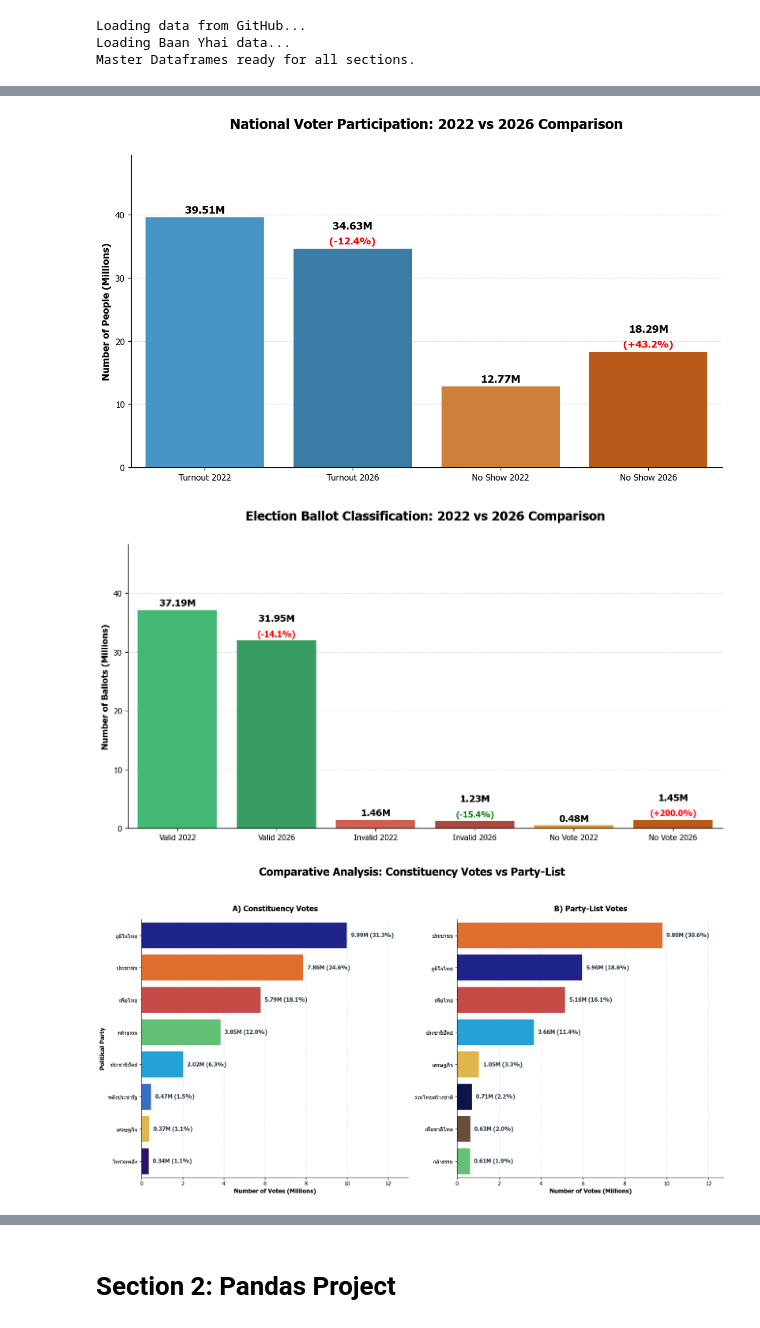
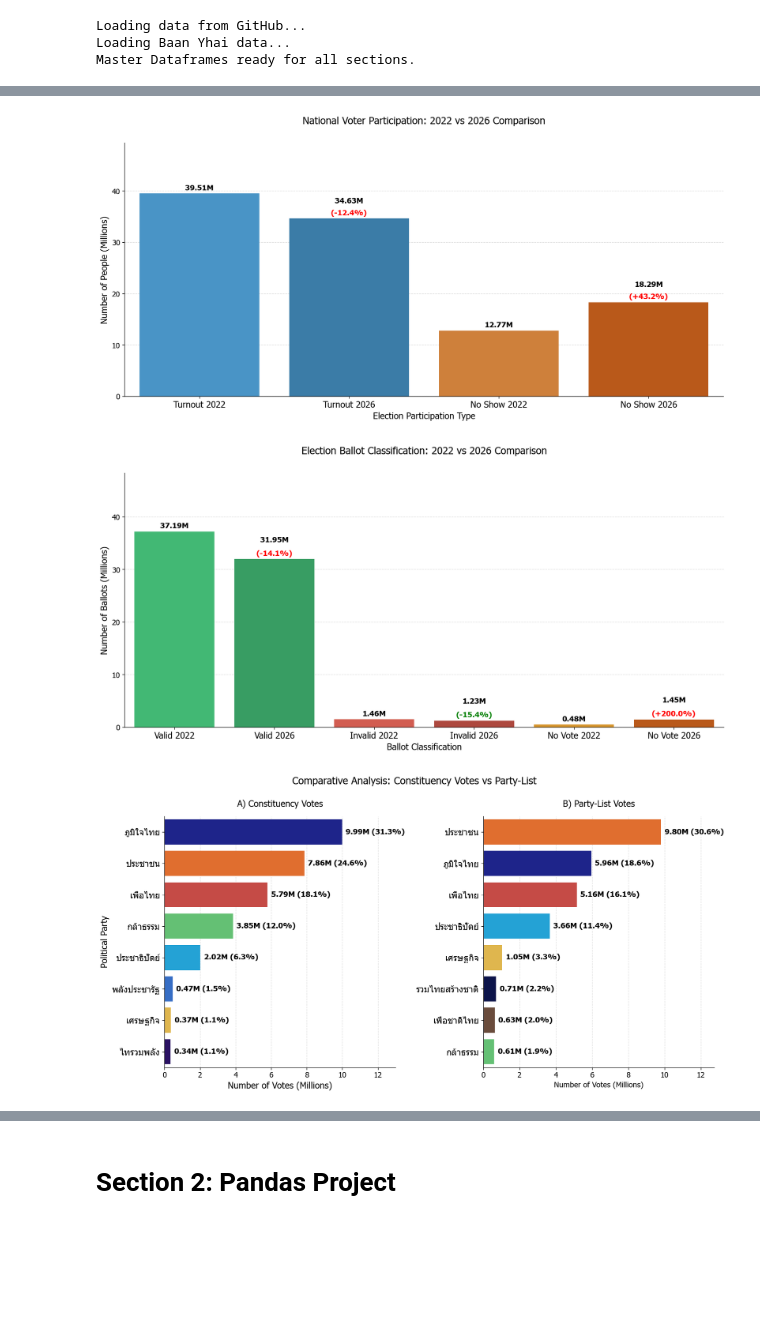
Before and after one commit to Gorszet/DADS5001_Election_2569, a Jupyter notebook: election_analysis69.ipynb, the cells around one changed output, grey strips where cells are left out. Saved outputs shown, nothing was run; the diff lists cells and outputs as text; code cells hidden in the pictures; blank space fills up the shorter version.

```diff
--- a/election_analysis69.ipynb
+++ b/election_analysis69.ipynb
@@ -250,7 +252,7 @@ plt.rcParams['figure.dpi'] = 120
 plt.rcParams['font.family'] = 'Tahoma'
 BG_COLOR = '#ffffff'
 
-fig, axes = plt.subplots(1, 2, figsize=(14, 6), facecolor=BG_COLOR)
+fig, axes = plt.subplots(1, 2, figsize=(14, 7), facecolor=BG_COLOR)
 plt.subplots_adjust(wspace=0.3)
 
 cat_left = ['Turnout', 'No Show']
@@ -298,11 +300,11 @@ axes[1].grid(True, axis='y', linestyle='--', alpha=0.4, zorder=1)
 axes[1].set_axisbelow(True)
 
 plt.suptitle('National Election Statistics Overview',
-             fontsize=20, fontweight='bold')
+             fontsize=16, fontweight='bold')
 for ax in axes:
     sns.despine(ax=ax)
 
 plt.tight_layout()
-# plt.savefig('1.1 Election statistic 2026.png', dpi=300, bbox_inches='tight')
+plt.savefig('1.1 Election statistic 2026.png', dpi=300, bbox_inches='tight')
 plt.show()
 # %% [output]
@@ -323,7 +325,7 @@ plt.rcParams['font.family'] = 'Tahoma'
 BG_COLOR = '#ffffff'
 
 # Figure 1: Voter Turnout Comparison (2022 vs 2026)
-plt.figure(figsize=(10, 6), facecolor=BG_COLOR)
+plt.figure(figsize=(14,7), facecolor=BG_COLOR)
 ax_compare = plt.gca()
 ax_compare.set_facecolor(BG_COLOR)
 
@@ -347,67 +349,73 @@ for i, v_m in enumerate(val_compare_m):
         color_pct = 'red' if (pct > 0 if is_no_show else pct < 0) else 'green'
 
         ax_compare.text(i, v_m + offset_main, f"{v_m:,.2f}M",
-                        ha='center', va='bottom', fontsize=10, fontweight='bold', color='black')
+                        ha='center', va='bottom', fontsize=12, fontweight='bold', color='black')
         ax_compare.text(i, v_m + offset_pct, f"({pct:+.1f}%)",
-                        ha='center', va='bottom', fontsize=10, fontweight='bold', color=color_pct)
+                        ha='center', va='bottom', fontsize=12, fontweight='bold', color=color_pct)
     else:
         ax_compare.text(i, v_m + offset_pct, f"{v_m:,.2f}M",
-                        ha='center', va='bottom', fontsize=10, fontweight='bold', color='black')
+                        ha='center', va='bottom', fontsize=12, fontweight='bold', color='black')
 
 plt.title('National Voter Participation: 2022 vs 2026 Comparison',
-          fontsize=16, fontweight='bold', pad=30, x=0.5, loc='center')
-plt.ylabel('Number of People (Millions)', fontsize=10, fontweight='bold')
+          fontsize=16, pad=30, x=0.5, loc='center')
+plt.ylabel('Number of People (Millions)', fontsize=14)
+plt.xlabel('Election Participation Type', fontsize=14)
+plt.tick_params(axis='x', labelsize=14)
+plt.tick_params(axis='y', labelsize=12)
 plt.ylim(0, max(val_compare_m) * 1.25)
 ax_compare.yaxis.grid(True, linestyle='--', alpha=0.4)
 sns.despine()
 plt.tight_layout()
 plt.axis()
-# plt.savefig('1.2 participation 2022 vs 2026.png', dpi=120)
+plt.savefig('1.2 participation 2022 vs 2026.png', dpi=120)
 plt.show()
 
 # 2. Vote Type Comparison (2022 vs 2026)
-plt.figure(figsize=(11, 6), facecolor=BG_COLOR)
+plt.figure(figsize=(14,7), facecolor=BG_COLOR)
 ax_vote_type = plt.gca()
 ax_vote_type.set_facecolor(BG_COLOR)
 
 cat_vote_type = ['Valid 2022', 'Valid 2026', 'Invalid 2022', 'Invalid 2026', 'No Vote 2022', 'No Vote 2026']
 val_vote_type = [valid_votes_2022, total_valid, invalid_votes_2022, total_invalid, total_no_vote_2022, total_no_vote]
 val_vote_type_m = [v / 1_000_000 for v in val_vote_type] # ปรับเป็นหน่วยล้านเหมือนกันเพื่อความ Consistent
 color_vote_type = ['#2ecc71', '#27ae60', '#e74c3c', '#c0392b', '#f39c12', '#d35400']
 
 sns.barplot(x=cat_vote_type, y=val_vote_type_m, palette=color_vote_type, linewidth=0.8, zorder=3)
 for i, v_m in enumerate(val_vote_type_m):
     offset_main = max(val_vote_type_m) * 0.08
     offset_pct = max(val_vote_type_m) * 0.01
 
     if i % 2 == 1:  # เฉพาะปี 2026
         prev_v_raw = val_vote_type[i-1]
         pct = ((val_vote_type[i] - prev_v_raw) / prev_v_raw) * 100
 
         # Invalid หรือ No Vote เพิ่ม (>0) = แดง | Valid ลด (<0) = แดง
         is_bad_type = ('Invalid' in cat_vote_type[i]) or ('No Vote' in cat_vote_type[i])
         color_pct = 'red' if (pct > 0 if is_bad_type else pct < 0) else 'green'
 
         ax_vote_type.text(i, v_m + offset_main, f"{v_m:,.2f}M",
-                          ha='center', va='bottom', fontsize=10, fontweight='bold', color='black')
+                          ha='center', va='bottom', fontsize=12, fontweight='bold', color='black')
         ax_vote_type.text(i, v_m + offset_pct, f"({pct:+.1f}%)",
-                          ha='center', va='bottom', fontsize=10, fontweight='bold', color=color_pct)
+                          ha='center', va='bottom', fontsize=12, fontweight='bold', color=color_pct)
     else:
         ax_vote_type.text(i, v_m + offset_pct, f"{v_m:,.2f}M",
-                          ha='center', va='bottom', fontsize=10, fontweight='bold', color='black')
+                          ha='center', va='bottom', fontsize=12, fontweight='bold', color='black')
 
 plt.title('Election Ballot Classification: 2022 vs 2026 Comparison',
-          fontsize=16, fontweight='bold', pad=30, x=0.5, loc='center')
-plt.ylabel('Number of Ballots (Millions)', fontsize=10, fontweight='bold')
+          fontsize=16, pad=30, x=0.5, loc='center')
+plt.xlabel('Ballot Classification', fontsize=14, loc='center')
+plt.ylabel('Number of Ballots (Millions)', fontsize=14)
+plt.tick_params(axis='x', labelsize=14)
+plt.tick_params(axis='y', labelsize=12)
 plt.ylim(0, max(val_vote_type_m) * 1.3)
 ax_vote_type.yaxis.grid(True, linestyle='--', alpha=0.4)
 sns.despine()
 plt.tight_layout()
-# plt.savefig('1.3 ballot classification 2022 vs 2026.png', dpi=120)
+plt.savefig('1.3 ballot classification 2022 vs 2026.png', dpi=300)
 plt.show()
 # %% [output]
-[figure, old version]
+[figure, new version]
-[figure, old version]
+[figure, new version]
 # %%
 # Comparative Analysis: Constituency Votes vs Party-List เทียบระหว่าง
 
@@ -430,22 +438,24 @@ plt.rcParams['figure.dpi'] = 120
 plt.rcParams['font.family'] = 'Tahoma'
 BG_COLOR = '#ffffff'
 
-fig, axes = plt.subplots(1, 2, figsize=(16, 8), facecolor=BG_COLOR)
+fig, axes = plt.subplots(1, 2, figsize=(14, 7), facecolor=BG_COLOR)
 plt.subplots_adjust(wspace=0.35)
 
 # ผลคะแนนการเลือกตั้งสส.เขต
 sns.barplot(data=cons_votes_viz, x='vote_millions', y='party_name',
             palette=cons_votes_viz['color'].tolist(), ax=axes[0], linewidth=0.8)
 
-axes[0].set_title('A) Constituency Votes', fontsize=12, fontweight='bold', pad=15)
-axes[0].set_xlabel('Number of Votes (Millions)', fontsize=10, fontweight='bold')
-axes[0].set_ylabel('Political Party', fontsize=10, fontweight='bold')
+axes[0].set_title('A) Constituency Votes', fontsize=14, pad=15)
+axes[0].set_xlabel('Number of Votes (Millions)', fontsize=14)
+axes[0].set_ylabel('Political Party', fontsize=14)
+axes[0].tick_params(axis='x', labelsize=12)
+axes[0].tick_params(axis='y', labelsize=14)
 
 max_cons = cons_votes_viz['vote_millions'].max()
 for i, v in enumerate(cons_votes_viz['vote_millions']):
     share = cons_votes_viz.iloc[i]['Cons_Share']
     axes[0].text(v + (max_cons * 0.02), i, f'{v:.2f}M ({share:.1f}%)',
-                 va='center', fontsize=10, fontweight='bold', color='#2c3e50')
+                 va='center', fontsize=12, fontweight='bold')
 axes[0].set_xlim(0, max_cons * 1.3)
 axes[0].set_axisbelow(True)
 
@@ -453,15 +463,17 @@ axes[0].set_axisbelow(True)
 sns.barplot(data=party_list_viz, x='vote_millions', y='party_name',
             palette=party_list_viz['color'].tolist(), ax=axes[1], linewidth=0.8)
 
-axes[1].set_title('B) Party-List Votes', fontsize=12, fontweight='bold', pad=15)
-axes[1].set_xlabel('Number of Votes (Millions)', fontsize=10, fontweight='bold')
+axes[1].set_title('B) Party-List Votes', fontsize=14, pad=15)
+axes[1].set_xlabel('Number of Votes (Millions)', fontsize=12)
 axes[1].set_ylabel('')
+axes[1].tick_params(axis='x', labelsize=12)
+axes[1].tick_params(axis='y', labelsize=14)
 
 max_pl = party_list_viz['vote_millions'].max()
 for i, v in enumerate(party_list_viz['vote_millions']):
     share = party_list_viz.iloc[i]['PL_Share']
     axes[1].text(v + (max_pl * 0.02), i, f'{v:.2f}M ({share:.1f}%)',
-                 va='center', fontsize=10, fontweight='bold', color='#2c3e50')
+                 va='center', fontsize=12, fontweight='bold')
 axes[1].set_xlim(0, max_pl * 1.3)
 axes[1].set_axisbelow(True)
 
@@ -471,12 +483,12 @@ for ax in axes:
     sns.despine(ax=ax)
 
 plt.suptitle('Comparative Analysis: Constituency Votes vs Party-List',
-             fontsize=14, fontweight='bold', y=1.05, x=0.5)
+             fontsize=16, y=1, x=0.5)
 plt.tight_layout()
-# plt.savefig('1.4_constituency_vs_party_list.png', dpi=300, bbox_inches='tight')
+plt.savefig('1.4_constituency_vs_party_list.png', dpi=300, bbox_inches='tight')
 plt.show()
 # %% [output]
-[figure, old version]
+[figure, new version]
 # %%
 # Constituency and Party list seat
 
```
Also changed, not shown: parts of 17 cells of this notebook, 19 other files.
